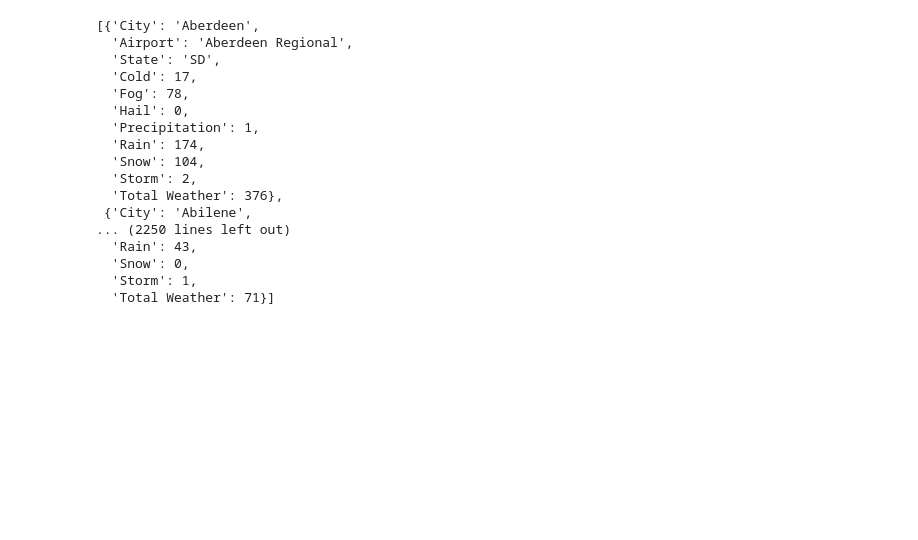
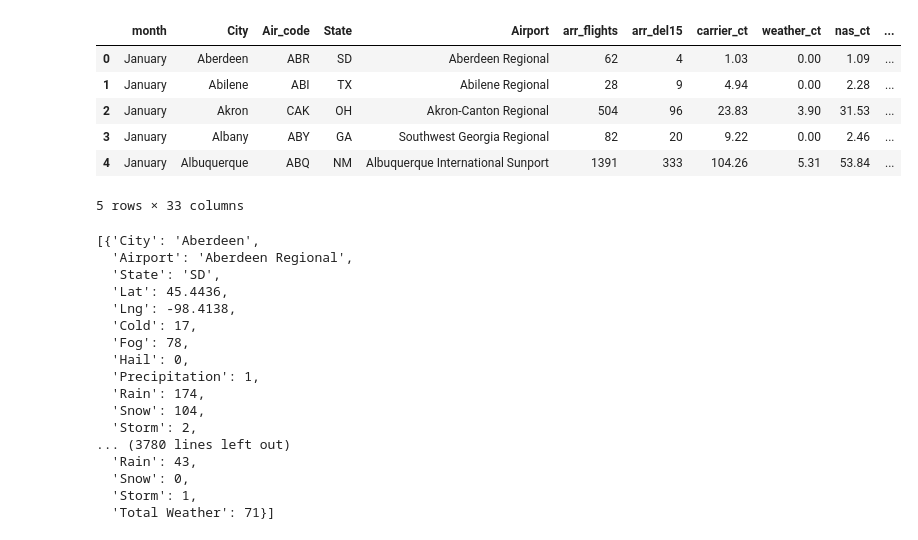
Before and after one commit to bglaudesc/Project2, a Jupyter notebook: LoadMongo.ipynb, the cells around one changed output. Saved outputs shown, nothing was run; the diff lists cells and outputs as text; code cells hidden in the pictures; blank space fills up the shorter version.

```diff
--- a/LoadMongo.ipynb
+++ b/LoadMongo.ipynb
@@ -38,16 +38,27 @@ def months (x):
 # %%
 df = pd.read_csv("./Data/Combined_Cleaned.csv")
 df["month"] = df["month"].map(months)
 df_list = df.to_dict("record")
+df.head()
+# %% [output]
+|  | month | City | Air_code | State | Airport | arr_flights | arr_del15 | carrier_ct | weather_ct | nas_ct | ... |
+| 0 | January | Aberdeen | ABR | SD | Aberdeen Regional | 62 | 4 | 1.03 | 0.00 | 1.09 | ... |
+| 1 | January | Abilene | ABI | TX | Abilene Regional | 28 | 9 | 4.94 | 0.00 | 2.28 | ... |
+| 2 | January | Akron | CAK | OH | Akron-Canton Regional | 504 | 96 | 23.83 | 3.90 | 31.53 | ... |
+| 3 | January | Albany | ABY | GA | Southwest Georgia Regional | 82 | 20 | 9.22 | 0.00 | 2.46 | ... |
+| 4 | January | Albuquerque | ABQ | NM | Albuquerque International Sunport | 1391 | 333 | 104.26 | 5.31 | 53.84 | ... |
+5 rows × 33 columns
 # %%
-weather_df = df[["City","Airport", "State", "Cold", "Fog", "Hail", "Precipitation", "Rain", "Snow", "Storm", "EventTotal",]].copy()
-gb = weather_df.groupby(["City","Airport", "State"]).sum()
-weather_list = pd.DataFrame(gb).reset_index().rename(columns={"EventTotal": "Total Weather"}).to_dict("record")
+weather_df = df[["City","Airport", "State", "Cold", "Fog", "Hail", "Precipitation", "Rain", "Snow", "Storm", "EventTotal" , "LocationLat", "LocationLng"]].copy()
+gb = weather_df.groupby(["City","Airport", "State","LocationLat","LocationLng"]).sum()
+weather_list = pd.DataFrame(gb).reset_index().rename(columns={"EventTotal": "Total Weather" , "LocationLat": "Lat" , "LocationLng": "Lng" }).to_dict("record")
 weather_list
 # %% [output]
 [{'City': 'Aberdeen',
   'Airport': 'Aberdeen Regional',
   'State': 'SD',
+  'Lat': 45.4436,
+  'Lng': -98.4138,
   'Cold': 17,
   'Fog': 78,
   'Hail': 0,
@@ -55,9 +66,7 @@ weather_list
   'Rain': 174,
   'Snow': 104,
   'Storm': 2,
-  'Total Weather': 376},
- {'City': 'Abilene',
-... (2250 lines left out)
+... (3780 lines left out)
   'Rain': 43,
   'Snow': 0,
   'Storm': 1,
```
Also changed, not shown: 2 other files.
